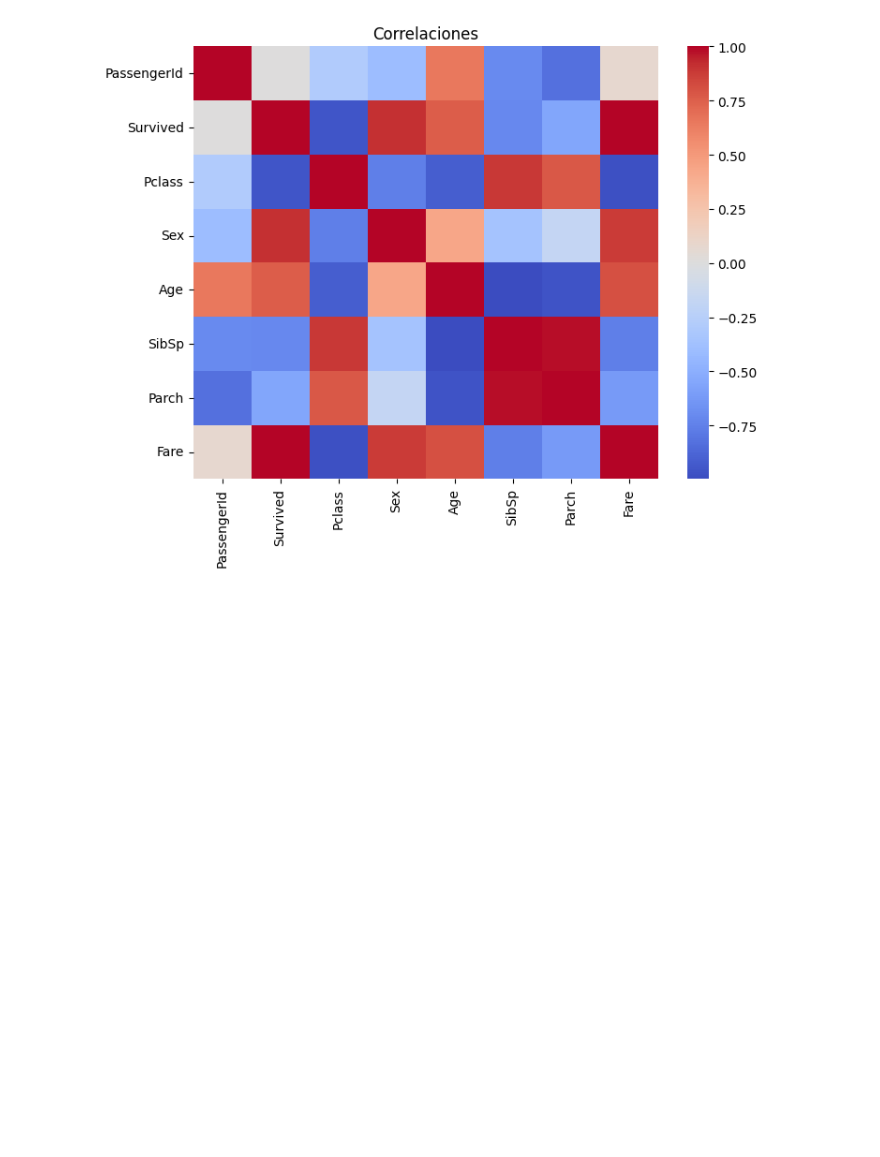
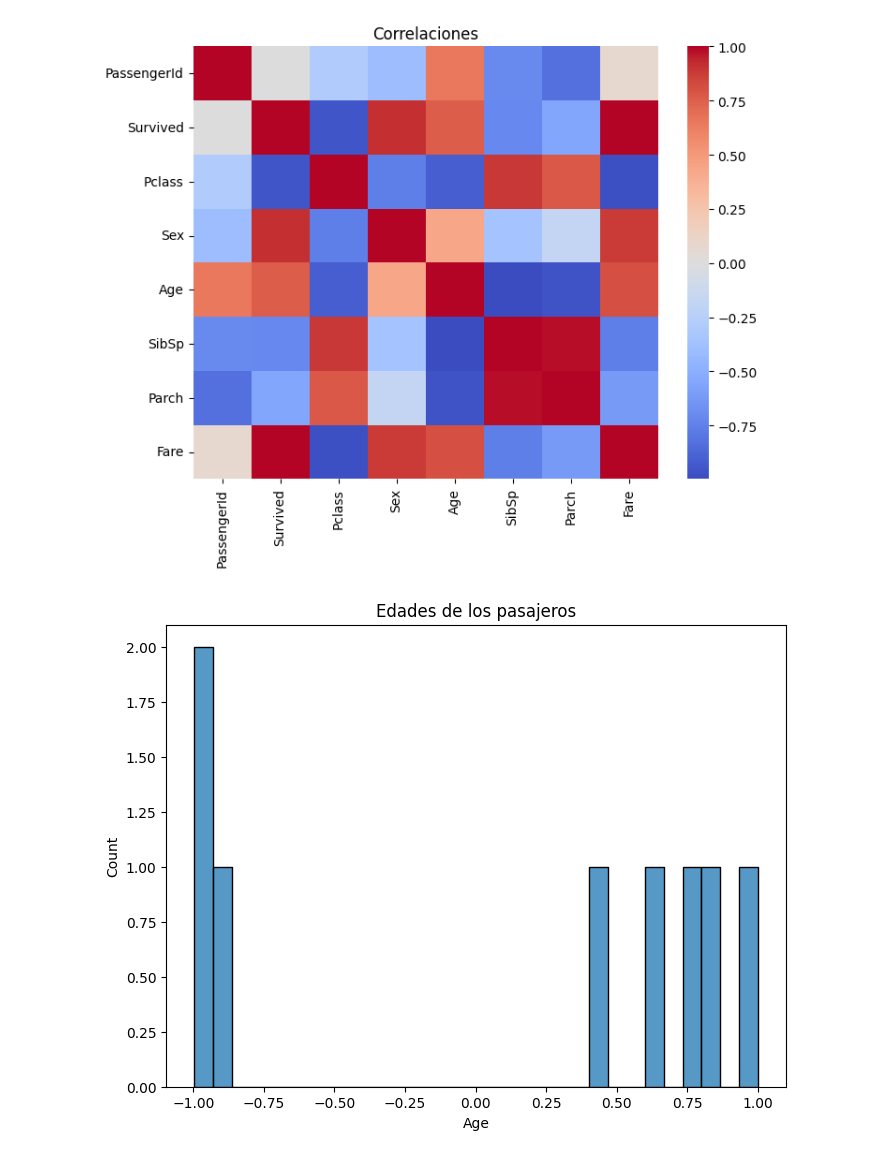
Before and after one commit to EstebanGarnicaMateus/Portfolio, a Jupyter notebook: ds_projects/analysis_visualization/Titanic.ipynb, the cells around one changed output. Saved outputs shown, nothing was run; the diff lists cells and outputs as text; code cells hidden in the pictures; blank space fills up the shorter version.

```diff
--- a/ds_projects/analysis_visualization/Titanic.ipynb
+++ b/ds_projects/analysis_visualization/Titanic.ipynb
@@ -195,3 +195,14 @@ plt.title('Correlaciones')
 plt.show()
 # %% [output]
 [figure]
+# %%
+# Crear el gráfico de histograma
+plt.figure(figsize=(8, 6))
+sns.histplot(df['Age'], kde=False, bins=30)
+# Añadir etiquetas y título
+plt.title('Edades de los pasajeros')
+
+# Mostrar el gráfico
+plt.show()
+# %% [output]
+[figure, added]
```
Also changed, not shown: 1 other file.
